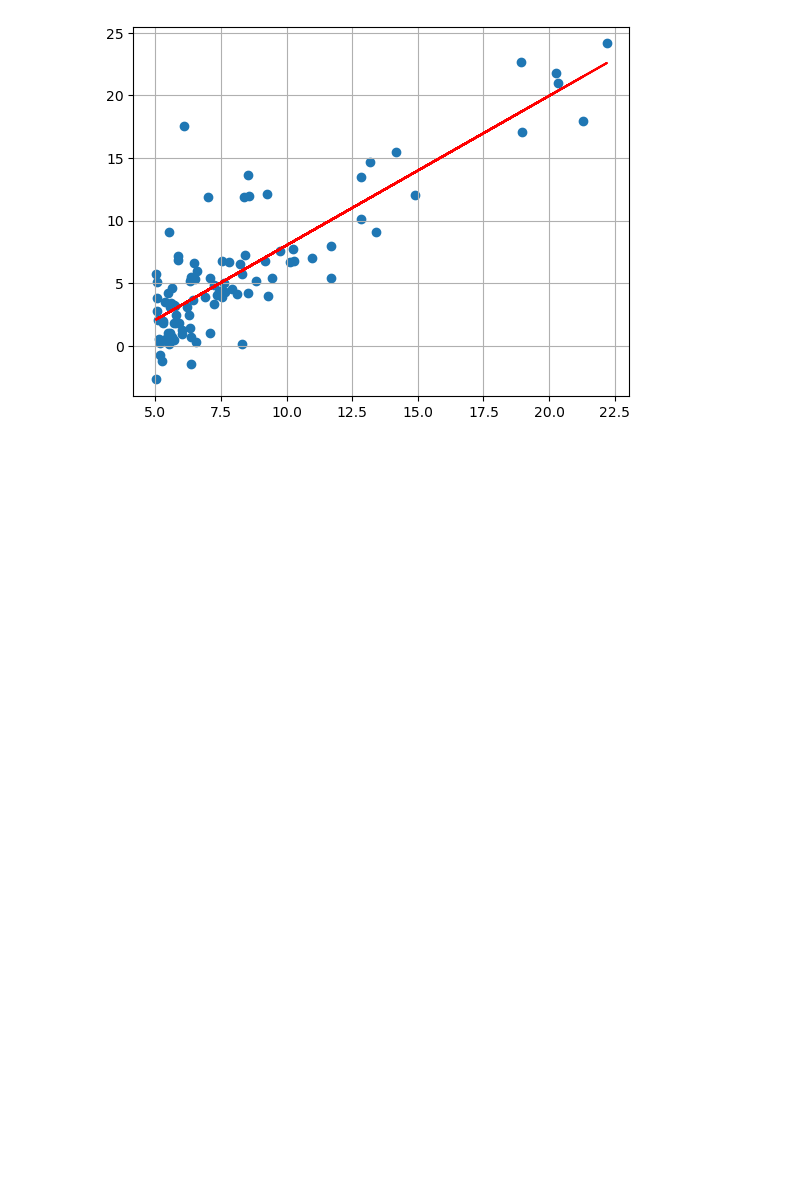
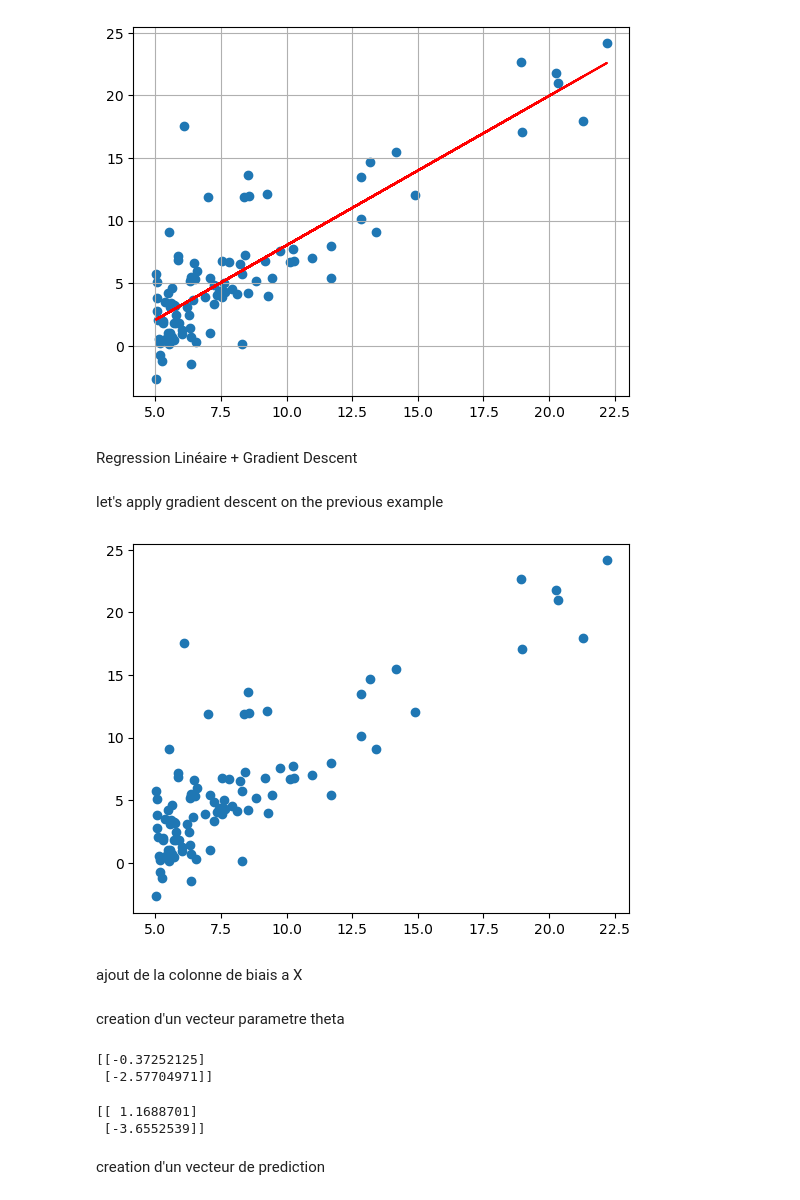
Before and after one commit to mal0101/ML-coursework, a Jupyter notebook: revision/Régression Linéaire/main.ipynb, the cells around one changed output. Drawn from its saved outputs; the diff is of its cells as text; code cells hidden in the pictures; blank space fills up the shorter version.

Commit message:
linear regression

```diff
--- a/revision/Régression Linéaire/main.ipynb
+++ b/revision/Régression Linéaire/main.ipynb
@@ -31,3 +31,5 @@ plt.plot(X, fitLine, color='red')
 plt.show()
 # %% [output]
 [figure]
+# %% [markdown]
+Regression Linéaire + Gradient Descent
@@ -33,0 +52,14 @@ plt.show()
+# %% [markdown]
+let's apply gradient descent on the previous example
+# %%
+x = data.iloc[:,0]
+n_samples = len(x)
+y = data.iloc[:,1]
+y = np.array(y).reshape(n_samples,1)
+x = np.array(x).reshape(n_samples,1)
+plt.scatter(x,y)
+plt.show()
+# %% [output]
+[figure, added]
+# %% [markdown]
+ajout de la colonne de biais a X
@@ -33,0 +68,18 @@ plt.show()
+# %% [markdown]
+creation d'un vecteur parametre theta
+# %%
+theta = np.random.randn(2,1)
+print(theta)
+# %% [output]
+[[-0.37252125]
+ [-2.57704971]]
+# %%
+n_iterations = 1000
+learning_rate = 0.01
+theta_final, historique_des_erreurs = gradient_descent(X, y, theta, learning_rate, n_iterations)
+print(theta_final)
+# %% [output]
+[[ 1.1688701]
+ [-3.6552539]]
+# %% [markdown]
+creation d'un vecteur de prediction
```
Also changed, not shown: parts of 12 cells of this notebook.
